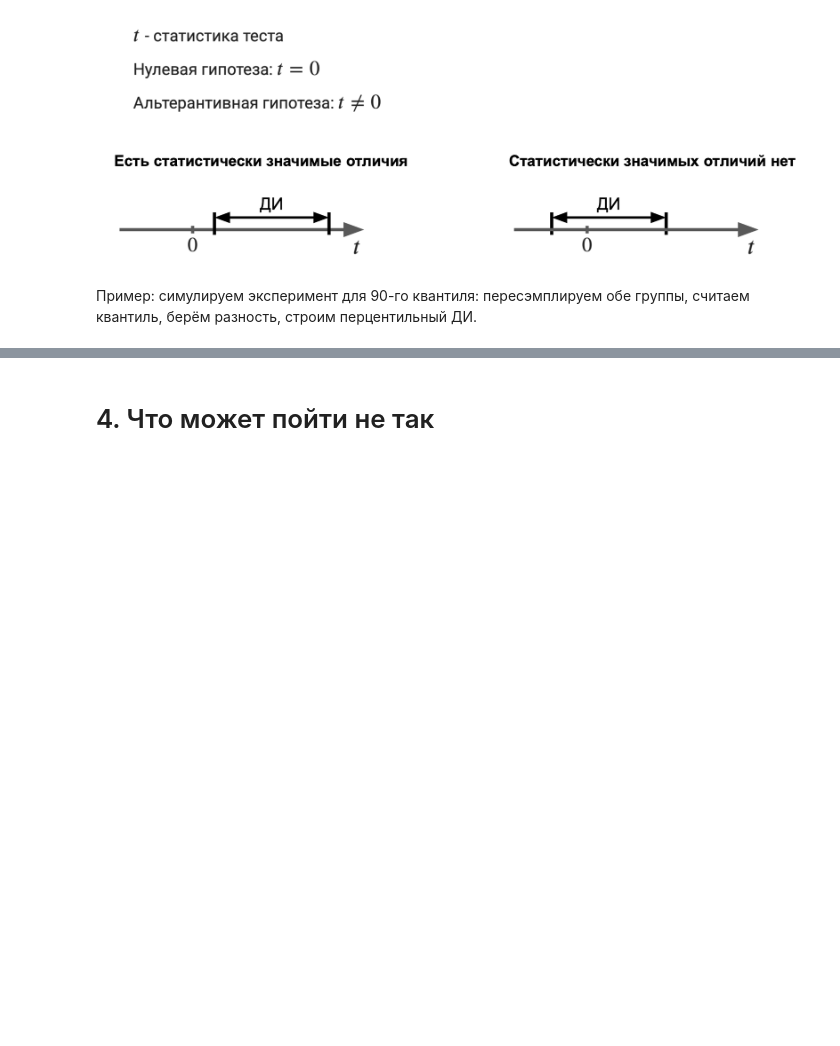
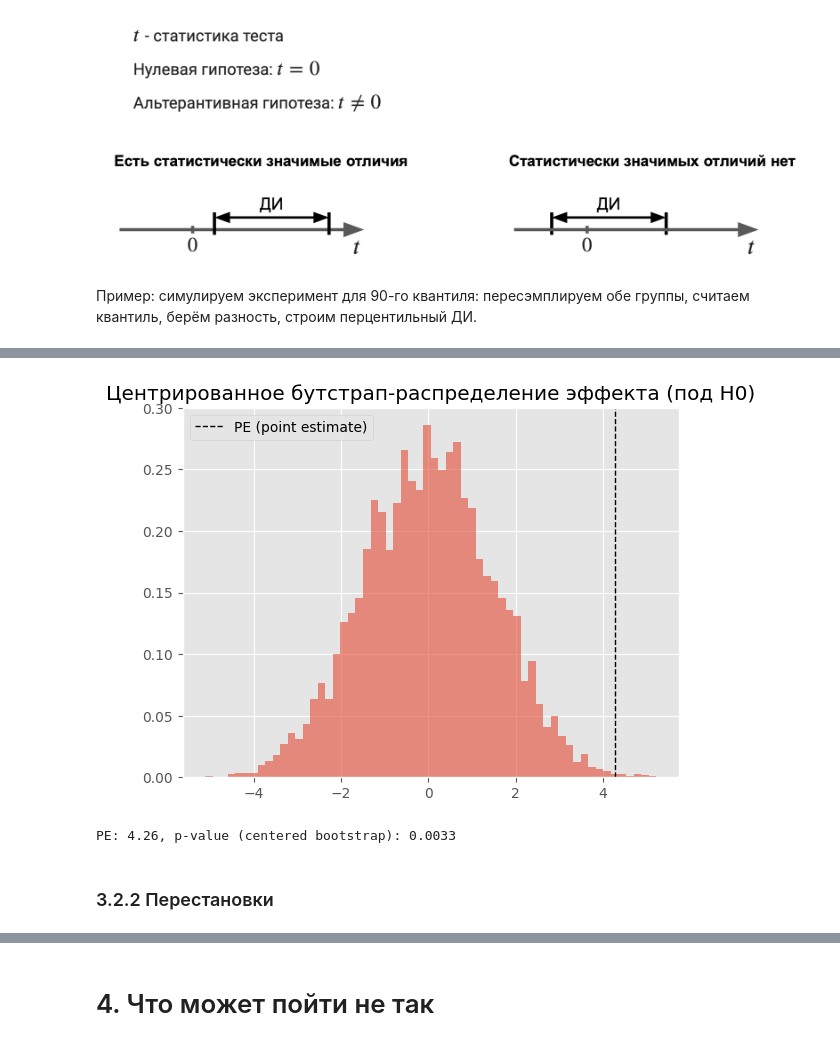
Before and after one commit to nbagiyan/online-exp-course, a Jupyter notebook: 2026-spring/seminars/3_code.ipynb, the cells around one changed output, grey strips where cells are left out. Cells and saved outputs as stored; diff of their text form; code cells hidden in the pictures; blank space fills up the shorter version.

```diff
--- a/2026-spring/seminars/3_code.ipynb
+++ b/2026-spring/seminars/3_code.ipynb
@@ -512,0 +545,18 @@ plt.show()
+# %%
+# центрирование под H0
+bootstrap_centered = bootstrap_stats - pe
+plt.hist(bootstrap_centered, bins=60, density=True, alpha=0.6)
+plt.axvline(pe, linestyle="--", linewidth=1, color="black", label="PE (point estimate)")
+plt.title("Центрированное бутстрап-распределение эффекта (под H0)")
+plt.legend()
+plt.show()
+
+# двусторонний p-value
+p_value = np.mean(np.abs(bootstrap_centered) >= abs(pe))
+
+print(f"PE: {pe:.2f}, p-value (centered bootstrap): {p_value:.4f}")
+# %% [output]
+[figure, added]
+PE: 4.26, p-value (centered bootstrap): 0.0033
+# %% [markdown]
+### 3.2.2 Перестановки
```
Also changed, not shown: parts of 17 cells of this notebook, 1 other file.
